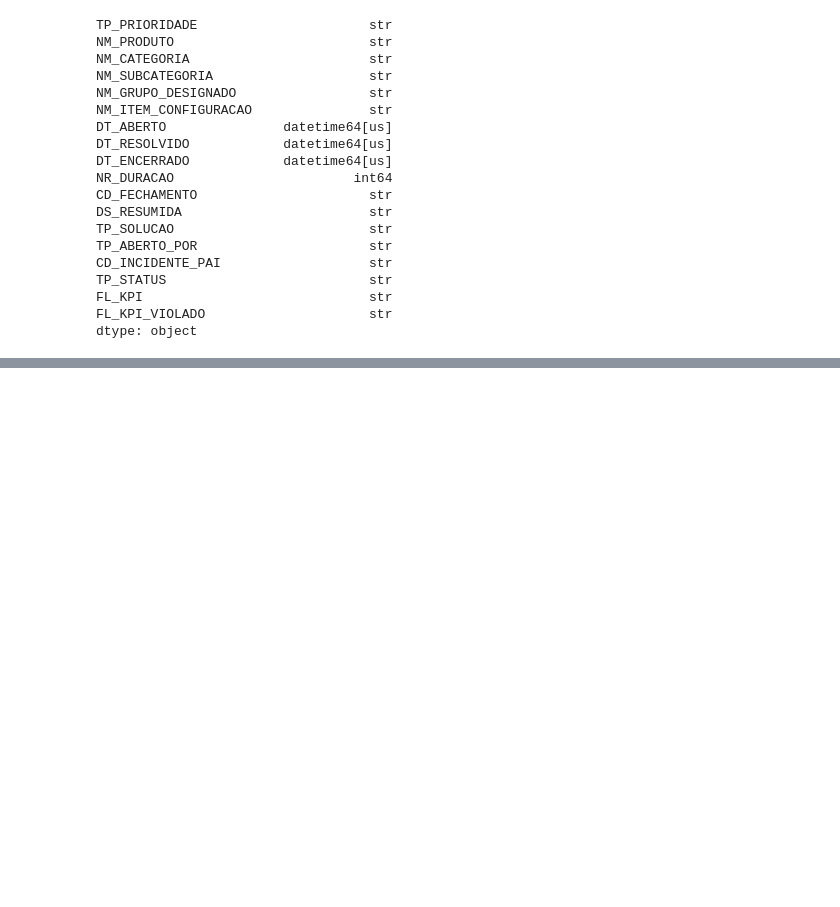
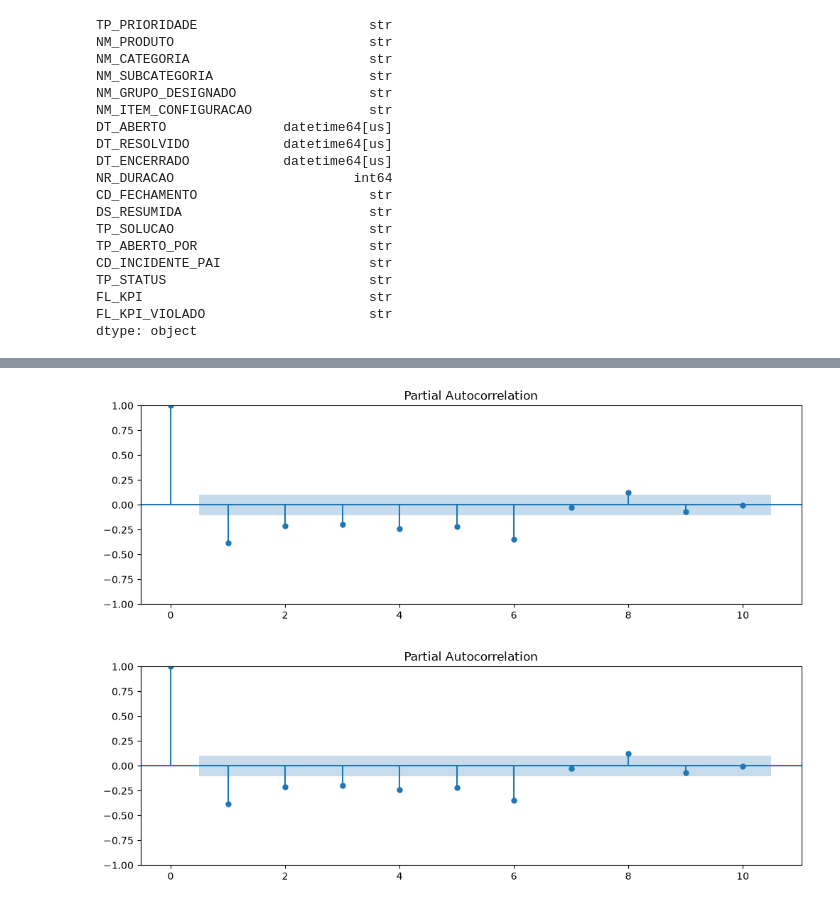
Before and after one commit to ZettaVyte/A_EYEHORUS_SENTINEL_EC_2026_FIAP_LOCAWEB, a Jupyter notebook: EDA.ipynb, the cells around one changed output, grey strips where cells are left out. Cells and saved outputs as stored; diff of their text form; code cells hidden in the pictures; blank space fills up the shorter version.

```diff
--- a/EDA.ipynb
+++ b/EDA.ipynb
@@ -99,0 +310,7 @@ ValueError: could not convert string to float: '3 - Média'
+# %%
+fig = plt.figure(figsize=(12,8))
+ax1 = fig.add_subplot(211)
+plot_pacf(df_inc2['qtd_incidentes'].diff().dropna(), lags= 10, ax= ax1)
+# %% [output]
+[figure, added]
+[figure, added]
```
Also changed, not shown: parts of 79 cells of this notebook, 1 other file.
